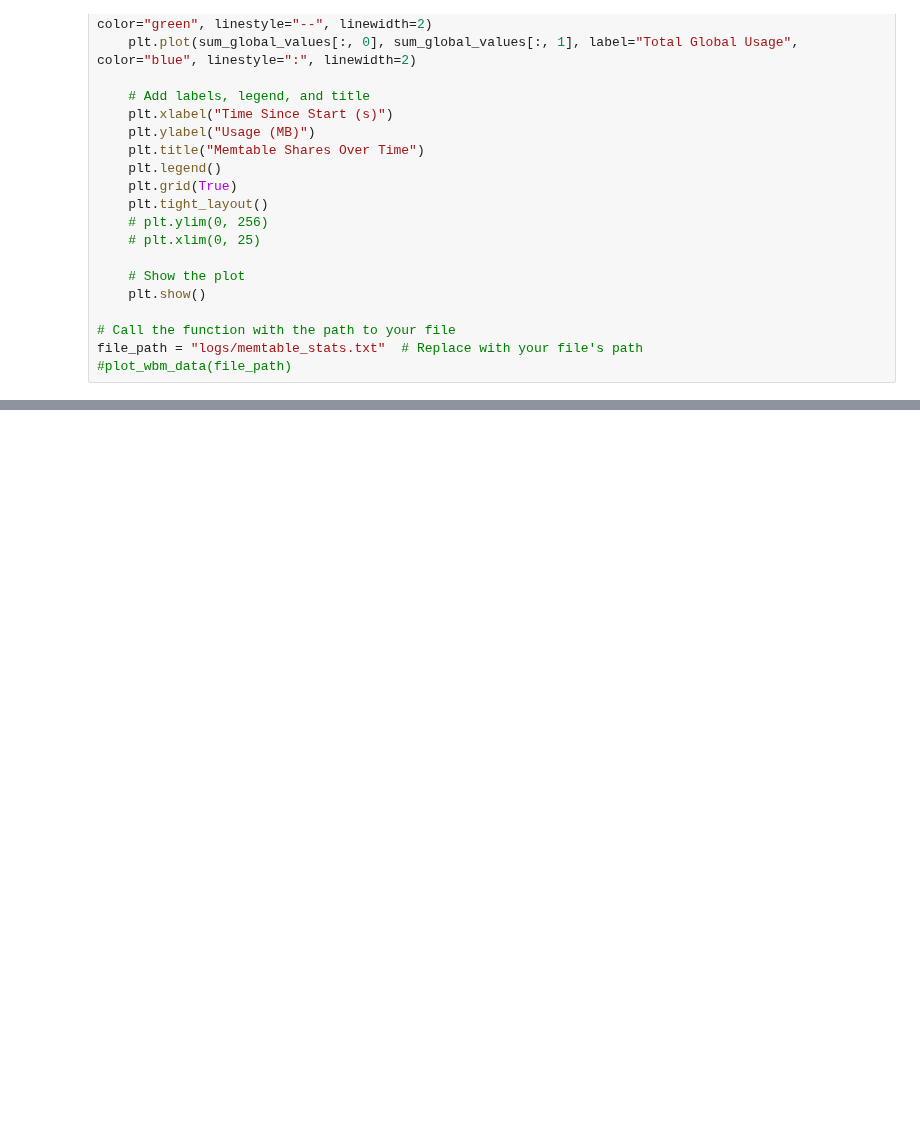
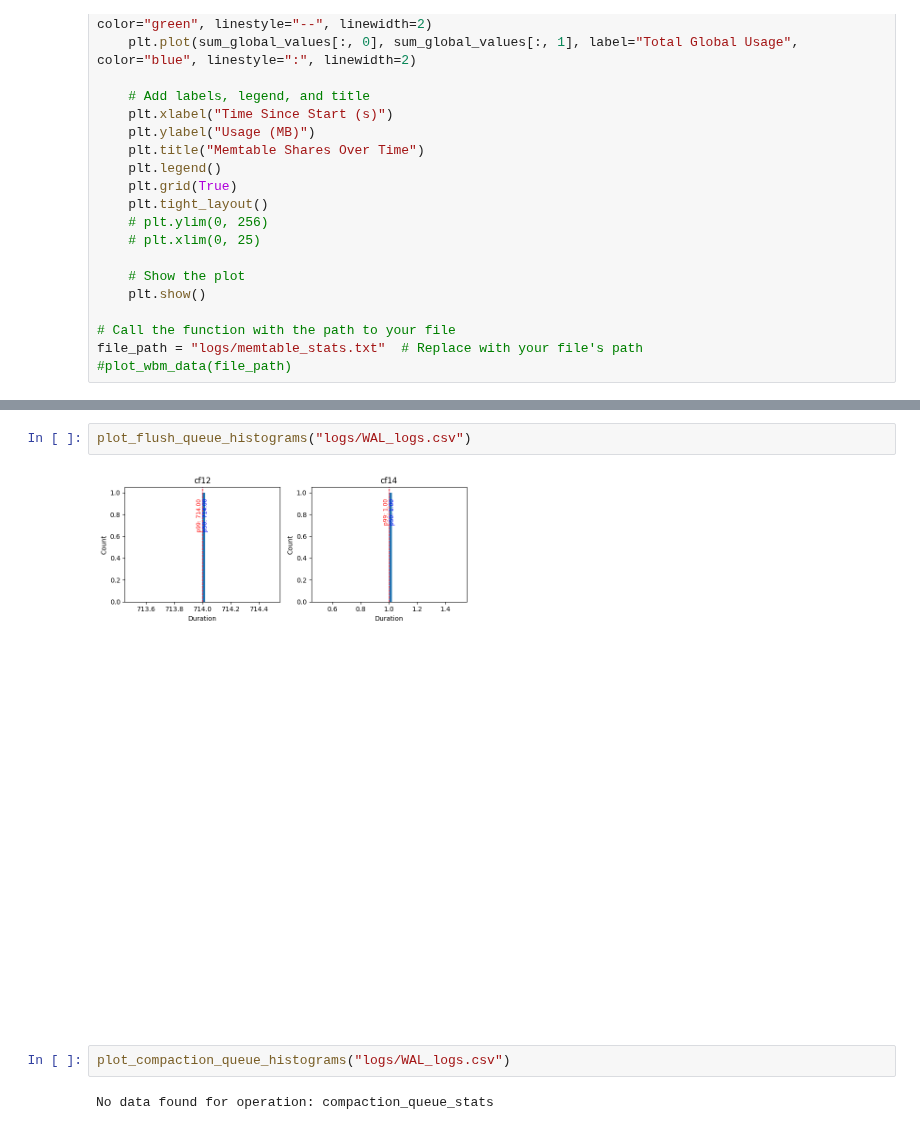
Before and after one commit to tyler-griggs/YCSB-cpp, a Jupyter notebook: analysis.ipynb, the cells around one changed output, grey strips where cells are left out. Saved outputs shown, nothing was run; the diff lists cells and outputs as text; blank space fills up the shorter version.

```diff
--- a/analysis.ipynb
+++ b/analysis.ipynb
@@ -1193,0 +1692,8 @@ plt.show()
+# %%
+plot_flush_queue_histograms("logs/WAL_logs.csv")
+# %% [output]
+[figure, added]
+# %%
+plot_compaction_queue_histograms("logs/WAL_logs.csv")
+# %% [output]
+No data found for operation: compaction_queue_stats
```
Also changed, not shown: parts of 17 cells of this notebook, 12 other files.
